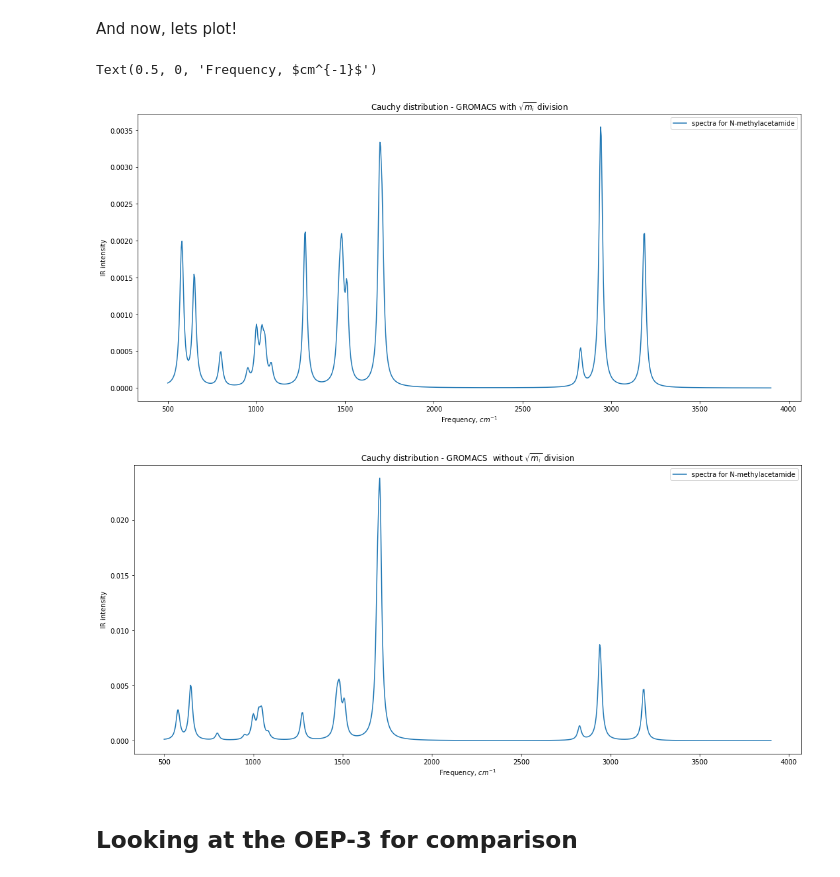
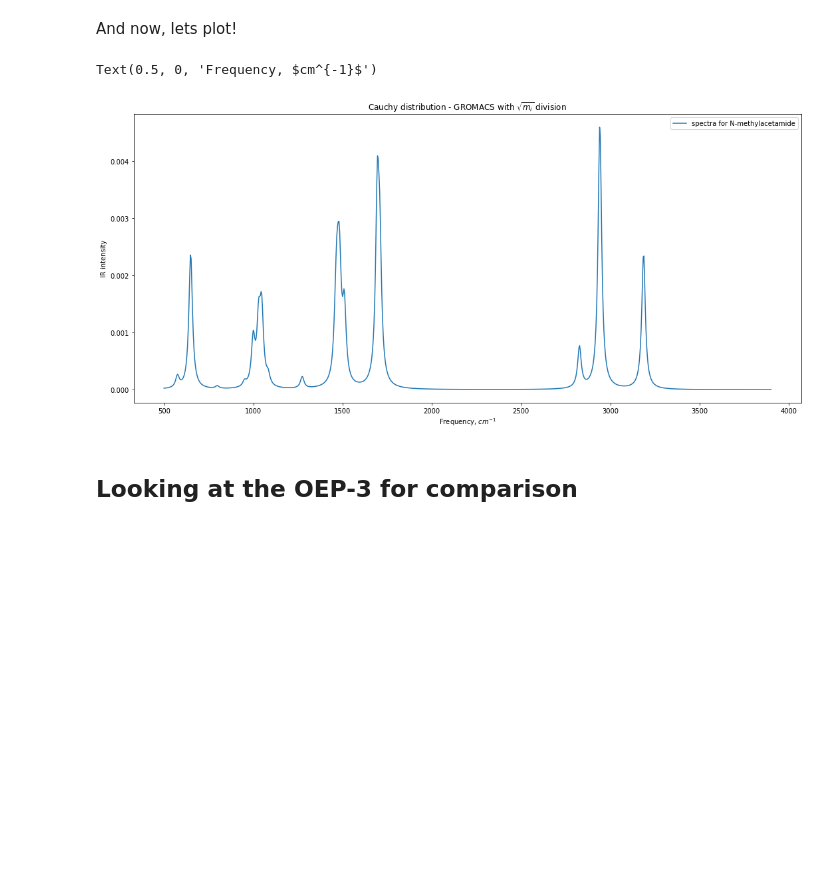
Before and after one commit to dspoel/IR-Spectra, a Jupyter notebook: scripts/calculate_intensity_from_charge_theory_and_example.ipynb, the cells around one changed output. Saved outputs shown, nothing was run; the diff lists cells and outputs as text; code cells hidden in the pictures; blank space fills up the shorter version.

```diff
--- a/scripts/calculate_intensity_from_charge_theory_and_example.ipynb
+++ b/scripts/calculate_intensity_from_charge_theory_and_example.ipynb
@@ -247,18 +242,19 @@ charges = np.asarray(charges)
 
 We are now ready to calculate the intensities based on formula (13), i.e. $$I_{n}=\sum_{k=1}^{3}\left(\sum_{i=1}^{N}\frac{e_{i}}{\sqrt{m_{i}}}A_{I,n}\right)^2$$.
 # %%
+molecule_of_interest = "N-methylacetamide" # <--- feel free to change to other examples in the GitHub repository
+path = "../examples/CGenFF/" + molecule_of_interest + "/"
+
+eigfreq, eigvec, cmf = extract_gmx_data(path)
+
 intensities = []
-intensities_without_mass_division = []
 # iterate over eigenvectors
-for n in range(np.size(eigenvectors,0)):
+for n in range(np.size(eigvec,0)):
     intensity = 0
-    intensity_without_mass_division = 0
     # iterate over dimensions
     for k in range(3):
-        intensity = intensity + (charge_mass_factors.dot(eigenvectors[n][:,k]))**2
-        intensity_without_mass_division = intensity_without_mass_division + (charges.dot(eigenvectors[n][:,k]))**2
+        intensity = intensity + (cmf.dot(eigvec[n][:,k]))**2
     intensities.append(intensity)
-    intensities_without_mass_division.append(intensity_without_mass_division)
 # %% [markdown]
 ## Plot spectrum
 
@@ -278,46 +274,34 @@ And now, lets plot!
 # %%
 start_freq = 500
 stop_freq = 3900
 step_size = 4
 
 v = np.linspace(start_freq,stop_freq,int((stop_freq-start_freq)/step_size)+1)
 c_tot = np.zeros(len(v))
 
 # Set gamma (FWHM); Mott used 24 cm⁻¹
 gamma = 24
 
 # Is the molecule linear?
 molecule_is_linear = False # <--- change this to specify whether the molecule is linear or not
 if molecule_is_linear:
     no_of_non_vibrational = 5
 else:
     no_of_non_vibrational = 6
 
 # plot with mass factor
 plt.figure(figsize=(18, 8))
-for i in range(no_of_non_vibrational,len(eigenfrequencies)):
-    c = create_cauchy_distribution(v,eigenfrequencies[i],gamma,intensities[i])
+for i in range(no_of_non_vibrational,len(eigfreq)):
+    c = create_cauchy_distribution(v,eigfreq[i],gamma,intensities[i])
     c_tot = c_tot + c
 plt.plot(v,c_tot,label='spectra for ' + molecule_of_interest)
 plt.title("Cauchy distribution - GROMACS with $\sqrt{m_{i}}$ division")
 plt.legend(loc='upper right')
 plt.ylabel('IR intensity')
 plt.xlabel('Frequency, $cm^{-1}$')
-
-# plot without mass factor
-plt.figure(figsize=(18, 8))
-for i in range(no_of_non_vibrational,len(eigenfrequencies)):
-    c = create_cauchy_distribution(v,eigenfrequencies[i],gamma,intensities_without_mass_division[i])
-    c_tot = c_tot + c
-plt.plot(v,c_tot,label='spectra for ' + molecule_of_interest)
-plt.title("Cauchy distribution - GROMACS  without $\sqrt{m_{i}}$ division")
-plt.legend(loc='upper right')
-plt.ylabel('IR intensity')
-plt.xlabel('Frequency, $cm^{-1}$')
 # %% [output]
 Text(0.5, 0, 'Frequency, $cm^{-1}$')
-[figure, old version]
+[figure, new version]
-[figure, removed]
 # %% [markdown]
 ## Looking at the OEP-3 for comparison
 # %%
```
Also changed, not shown: parts of 1 cell of this notebook.
